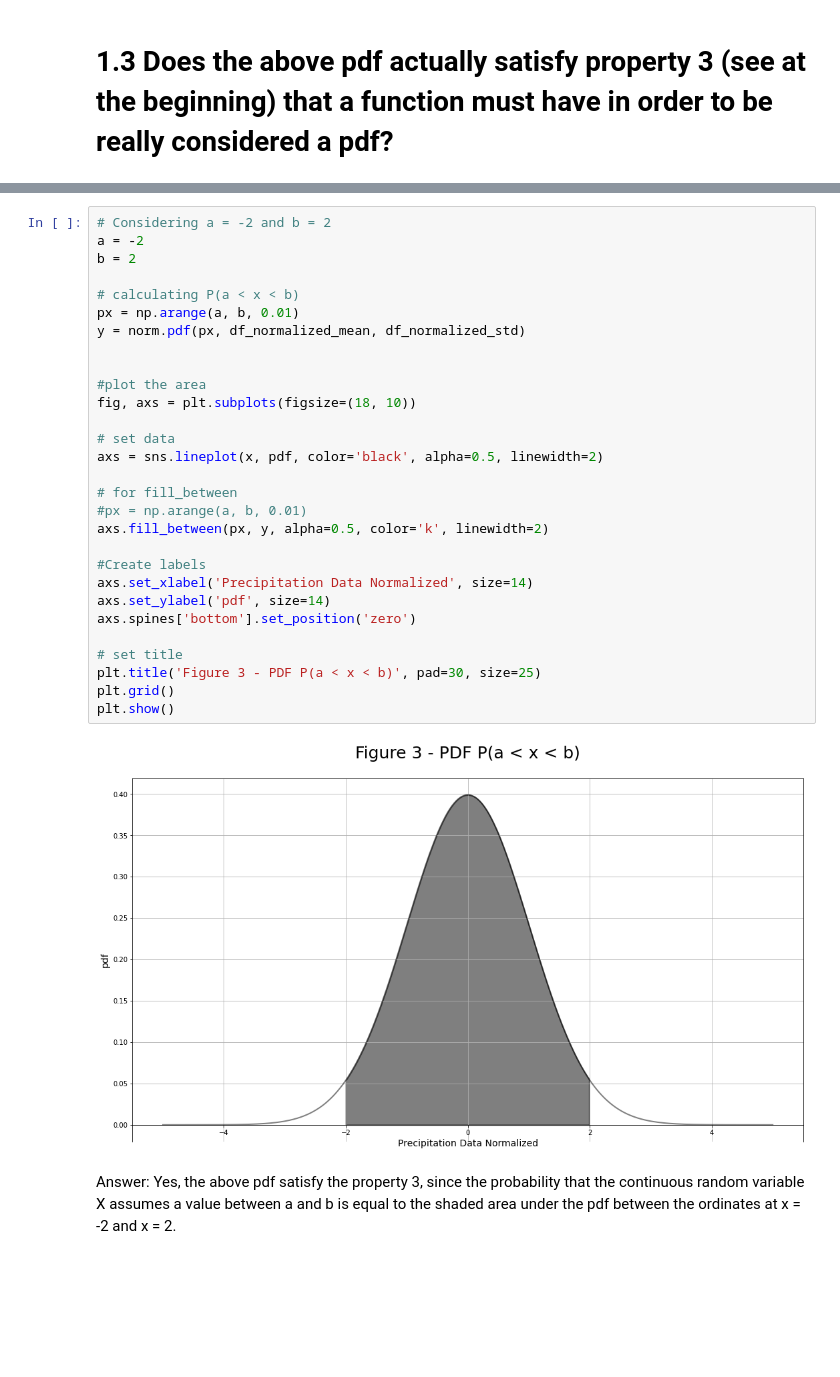
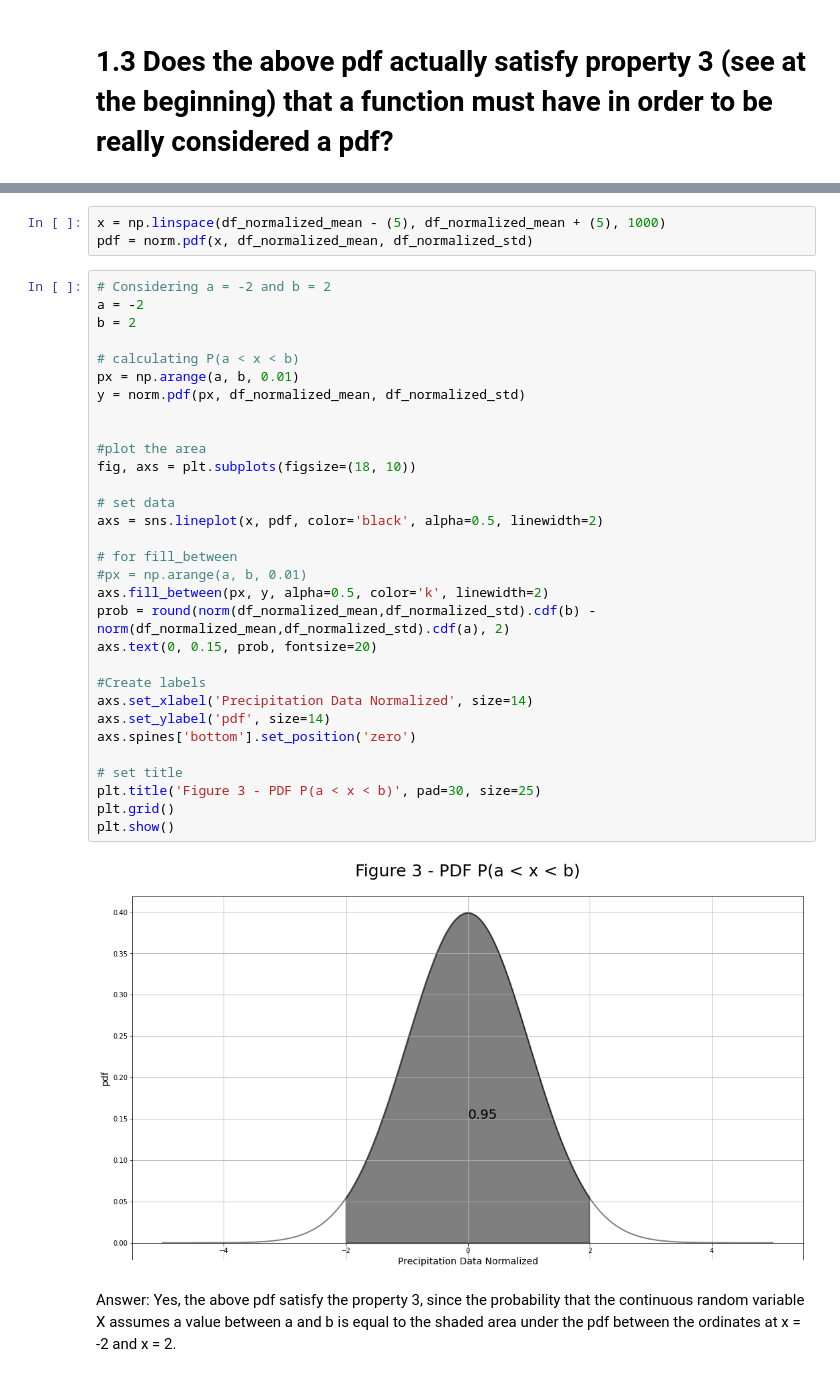
Before and after one commit to Ellen-Tuane/INPE_CAP417_Computational_Statistics, a Jupyter notebook: CAP417_Hands_on_6_Continuous_Random_Variables.ipynb, the cells around one changed output, grey strips where cells are left out. Drawn from its saved outputs; the diff is of its cells as text; blank space fills up the shorter version.

```diff
--- a/CAP417_Hands_on_6_Continuous_Random_Variables.ipynb
+++ b/CAP417_Hands_on_6_Continuous_Random_Variables.ipynb
@@ -154,37 +151,42 @@ plt.show()
 # 1.3 Does the above pdf actually satisfy property 3 (see at the beginning) that a function must have in order to be really considered a pdf?
 # %% [markdown]
 ![image.png](embedded-picture-1)
+# %%
+x = np.linspace(df_normalized_mean - (5), df_normalized_mean + (5), 1000)
+pdf = norm.pdf(x, df_normalized_mean, df_normalized_std)
 # %%
 # Considering a = -2 and b = 2
 a = -2
 b = 2
 
 # calculating P(a < x < b)
 px = np.arange(a, b, 0.01)
 y = norm.pdf(px, df_normalized_mean, df_normalized_std)
 
 
 #plot the area
 fig, axs = plt.subplots(figsize=(18, 10))
 
 # set data
 axs = sns.lineplot(x, pdf, color='black', alpha=0.5, linewidth=2)
 
 # for fill_between
 #px = np.arange(a, b, 0.01)
 axs.fill_between(px, y, alpha=0.5, color='k', linewidth=2)
+prob = round(norm(df_normalized_mean,df_normalized_std).cdf(b) - norm(df_normalized_mean,df_normalized_std).cdf(a), 2)
+axs.text(0, 0.15, prob, fontsize=20)
 
 #Create labels
 axs.set_xlabel('Precipitation Data Normalized', size=14)
 axs.set_ylabel('pdf', size=14)
 axs.spines['bottom'].set_position('zero')
 
 # set title
 plt.title('Figure 3 - PDF P(a < x < b)', pad=30, size=25)
 plt.grid()
 plt.show()
 # %% [output]
-[figure, old version]
+[figure, new version]
 # %% [markdown]
 Answer: Yes, the above pdf satisfy the property 3, since the probability that the continuous random variable X assumes a value between a and b is equal to the shaded area under the pdf between the ordinates at x = -2 and x = 2.
 # %% [markdown]
```
Also changed, not shown: parts of 1 cell of this notebook.
